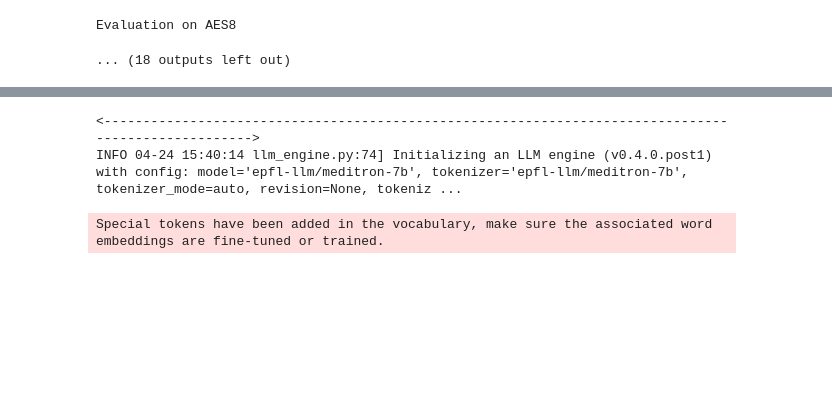
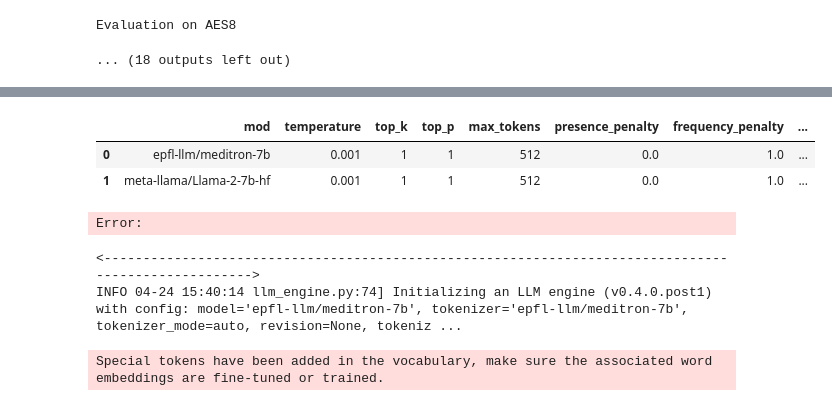
Before and after one commit to magantoine/EpiLLM, a Jupyter notebook: notebooks/benchmark.ipynb, the cells around one changed output, grey strips where cells are left out. Saved outputs shown, nothing was run; the diff lists cells and outputs as text; code cells hidden in the pictures; blank space fills up the shorter version.

```diff
--- a/notebooks/benchmark.ipynb
+++ b/notebooks/benchmark.ipynb
@@ -1012,5 +1015,12 @@ INFO 04-24 15:30:07 model_runner.py:867] Graph capturing finished in 5 secs.
 Evaluation on AES7
 Evaluation on AES8
+# %%
+test_0_temp
+# %% [output]
+|  | mod | temperature | top_k | top_p | max_tokens | presence_penalty | frequency_penalty | ... |
+| 0 | epfl-llm/meditron-7b | 0.001 | 1 | 1 | 512 | 0.0 | 1.0 | ... |
+| 1 | meta-llama/Llama-2-7b-hf | 0.001 | 1 | 1 | 512 | 0.0 | 1.0 | ... |
+Error:
 # %%
 test_0_temp.to_csv("docs/benchmarks_results/cot1_deterministic.csv")
 # %%
```
Also changed, not shown: parts of 2 cells of this notebook.
